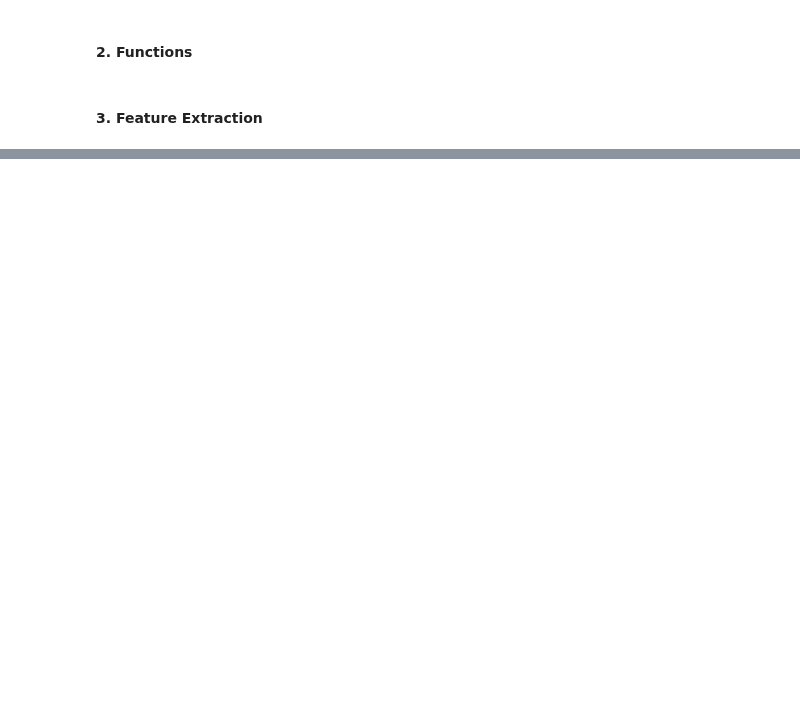
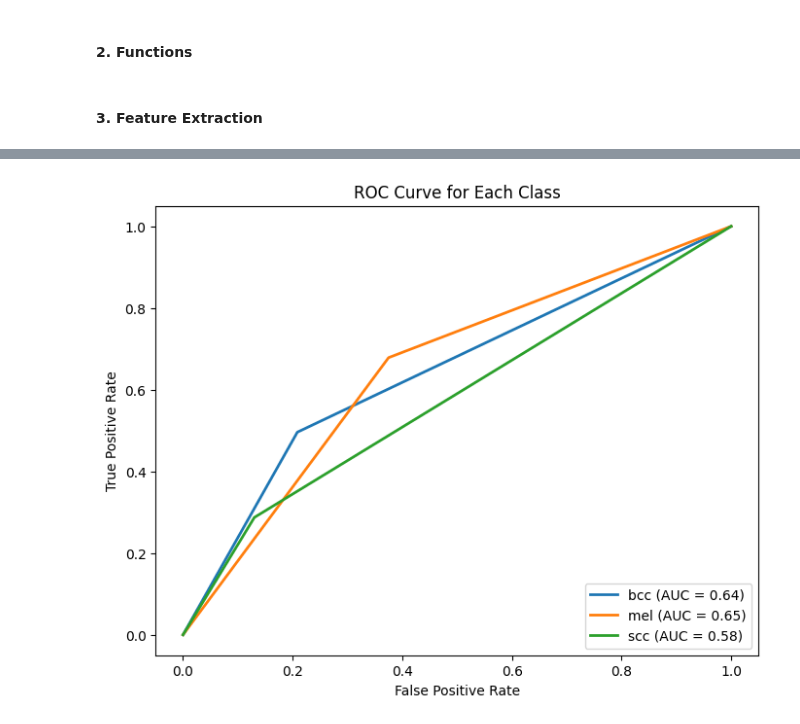
Before and after one commit to lui-alvarez/Melanoma-classification-using-machine-learning, a Jupyter notebook: notebooks/challenge2_multiclass.ipynb, the cells around one changed output, grey strips where cells are left out. Drawn from its saved outputs; the diff is of its cells as text; code cells hidden in the pictures; blank space fills up the shorter version.

Commit message:
plotting intermediate results

```diff
--- a/notebooks/challenge2_multiclass.ipynb
+++ b/notebooks/challenge2_multiclass.ipynb
@@ -320,0 +421,14 @@ lui
+# %%
+# Concatenate the 'bcc', 'mel' and 'scc' dataframes
+train_features = pd.concat([train_bcc_df, train_mel_df, train_scc_df], ignore_index=True)
+val_features = pd.concat([val_bcc_df, val_mel_df, val_scc_df], ignore_index=True)
+
+# Shuffle the dataset
+train_features = train_features.sample(frac=1, random_state=42)
+val_features = val_features.sample(frac=1, random_state=42)
+# %%
+X_train = train_features.iloc[:,:-1]
+y_train = train_features.iloc[:,-1]
+
+X_val = val_features.iloc[:,:-1]
+y_val = val_features.iloc[:,-1]
@@ -320,0 +447,79 @@ lui
+# %%
+def model_fit_predict(model, X_train, y_train, X_val, y_val):
+    model.fit(X_train, y_train)
+
+    y_pred = model.predict(X_val)
+
+    accuracy = accuracy_score(y_val, y_pred)
+    balanced_accuracy = balanced_accuracy_score(y_val, y_pred)
+    weighted_f1 = f1_score(y_val, y_pred, average='weighted')
+
+    report = dict()
+
+    report['model'] = model
+    # report['best_params'] = model_info['params']
+    report['accuracy'] = accuracy
+    report['balanced_accuracy'] = balanced_accuracy
+    report['weighted_f1'] = weighted_f1
+
+    print(y_val.shape, y_pred.shape)
+
+    # cfm for each class separately
+    conf_matrix = multilabel_confusion_matrix(y_val, y_pred)
+    classes = ['bcc', 'mel', 'scc']
+
+    plt.figure(figsize=(8, 6))
+
+    for i, class_label in enumerate(classes):
+        tp = conf_matrix[i, 1, 1]
+        fp = conf_matrix[i, 0, 1]
+        fn = conf_matrix[i, 1, 0]
+        tn = conf_matrix[i, 0, 0]
+
+        specificity = tn / (tn + fp)
+        sensitivity = tp / (tp + fn)
+        precision = tp / (tp + fp)
+        f1 = 2 * (precision * sensitivity) / (precision + sensitivity)
+
+        binary_true_labels = np.where(np.array(y_val) == i, 1, 0)
+        binary_predicted_labels = np.where(np.array(y_pred) == i, 1, 0)
+        fpr, tpr, _ = roc_curve(binary_true_labels, binary_predicted_labels)
+        roc_auc = auc(fpr, tpr)
+
+        # Plot the ROC curve for the current class
+        plt.plot(fpr, tpr, lw=2, label=f'{class_label} (AUC = {roc_auc:.2f})')
+
+        report[f'{class_label}_specificity'] = specificity
+        report[f'{class_label}_sensitivity'] = sensitivity
+        report[f'{class_label}_precision']  = precision
+        report[f'{class_label}_f1'] = f1
+        report[f'{class_label}_roc_auc'] = roc_auc
+
+    # Set labels and legend
+    plt.xlabel('False Positive Rate')
+    plt.ylabel('True Positive Rate')
+    plt.title('ROC Curve for Each Class')
+    plt.legend(loc='lower right')
+
+
+    pprint_objects(report)
+
+    # plotting cm, bcc = 0, mel = 1, scc = 2
+    cm = confusion_matrix(y_val, y_pred)
+    cm_df = pd.DataFrame(cm,
+                         index=['bcc', 'mel', 'scc'],
+                         columns=['bcc', 'mel', 'scc'])
+
+    pprint_objects(cm)
+
+    plt.figure(figsize=(8,6))
+    sns.heatmap(cm_df, annot=True)
+    plt.title('Confusion Matrix')
+    plt.ylabel('Actual Labels')
+    plt.xlabel('Predicted Labels')
+    plt.show()
+
+
+model = SVC(decision_function_shape='ovr', class_weight='balanced', kernel='rbf', C=0.01, gamma=0.001)
+model_fit_predict(model, X_train, y_train, X_val, y_val)
+# %% [output]
@@ -320,0 +543 @@ lui
+[figure, added]
```
Also changed, not shown: parts of 13 cells of this notebook, 1 other file.
